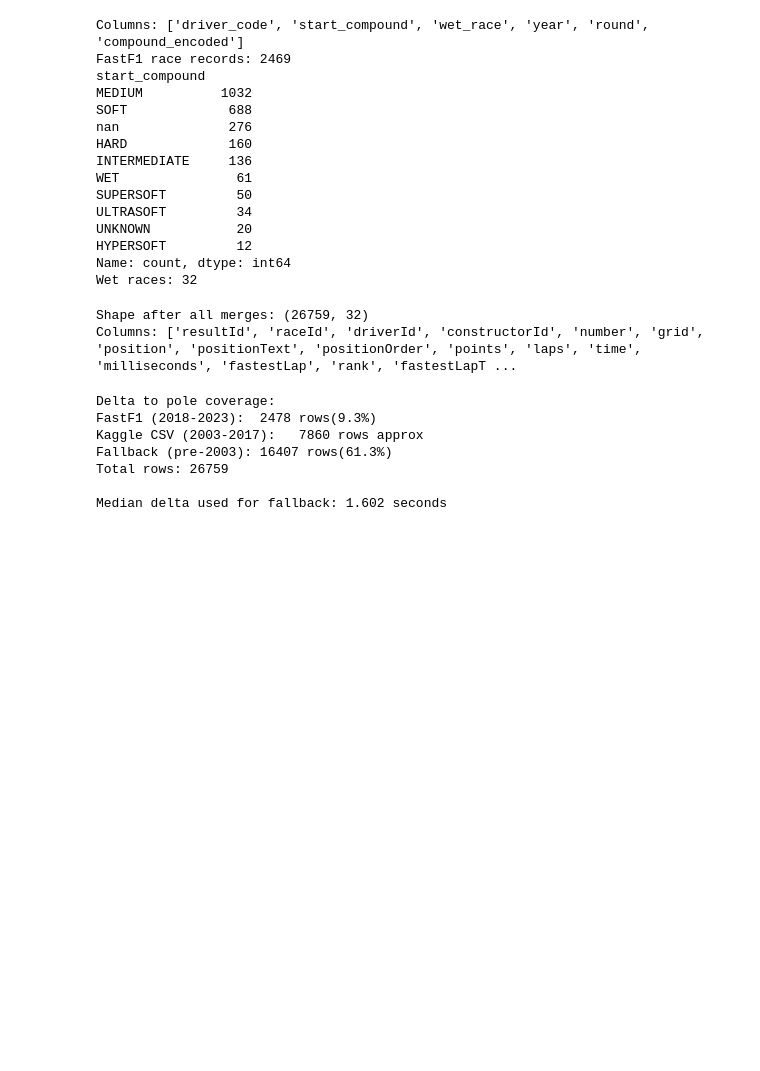
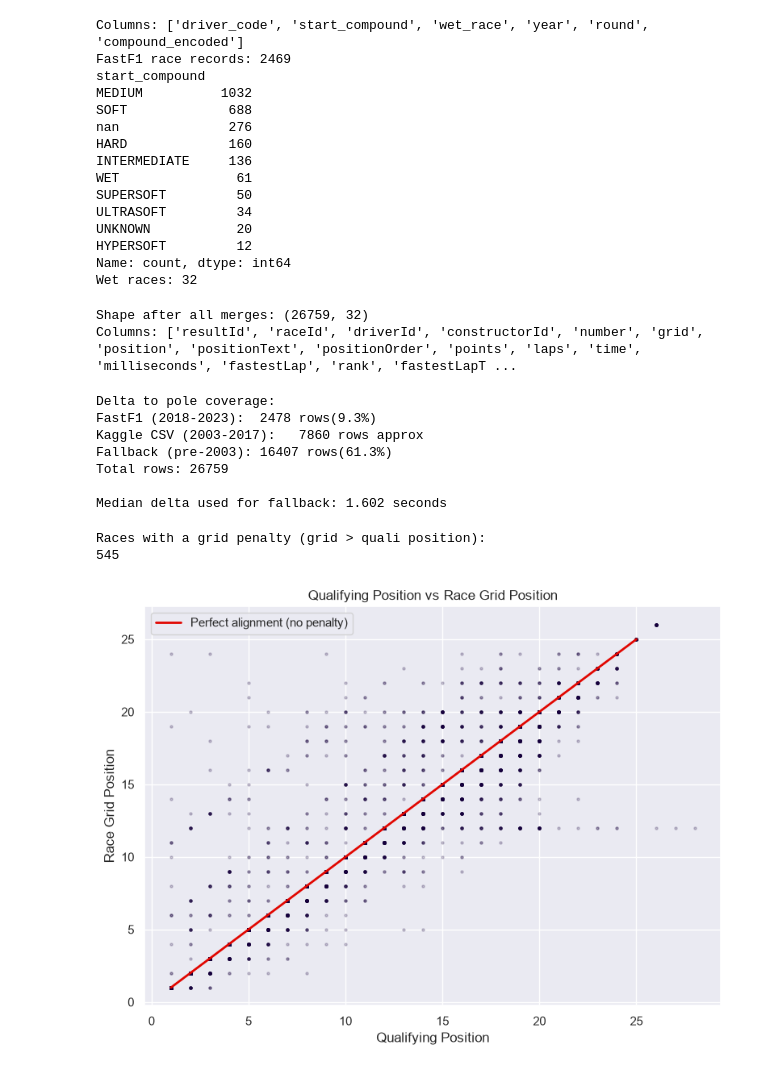
Before and after one commit to its-therence/f1-race-finish-predictor, a Jupyter notebook: f1_dataset.ipynb, the cells around one changed output. Drawn from its saved outputs; the diff is of its cells as text; code cells hidden in the pictures; blank space fills up the shorter version.

Commit message:
Scatter plot where quali position and grid position diverge

```diff
--- a/f1_dataset.ipynb
+++ b/f1_dataset.ipynb
@@ -769,3 +769,30 @@ Fallback (pre-2003): 16407 rows(61.3%)
 Total rows: 26759
 
 Median delta used for fallback: 1.602 seconds
+# %%
+# Rows where quali position and grid differ = grid penalty applied
+penalty_df = df[
+    df['quali_position'].notna() & df['grid'].notna()
+].copy()
+penalty_df['penalty'] = penalty_df['grid'] - penalty_df['quali_position']
+
+print('Races with a grid penalty (grid > quali position):')
+print(penalty_df[penalty_df['penalty'] > 0].shape[0])
+print()
+
+plt.figure(figsize=(8, 6))
+plt.scatter(penalty_df['quali_position'], penalty_df['grid'],
+            alpha=0.2, s=5, color='#15003c')
+plt.plot([1, 25], [1, 25], color='#e10600', linewidth=2,
+         label='Perfect alignment (no penalty)')
+plt.xlabel('Qualifying Position')
+plt.ylabel('Race Grid Position')
+plt.title('Qualifying Position vs Race Grid Position')
+plt.legend()
+plt.tight_layout()
+plt.savefig('quali_vs_grid.png', dpi=300)
+plt.show()
+# %% [output]
+Races with a grid penalty (grid > quali position):
+545
+[figure, added]
```
Also changed, not shown: 1 other file.
